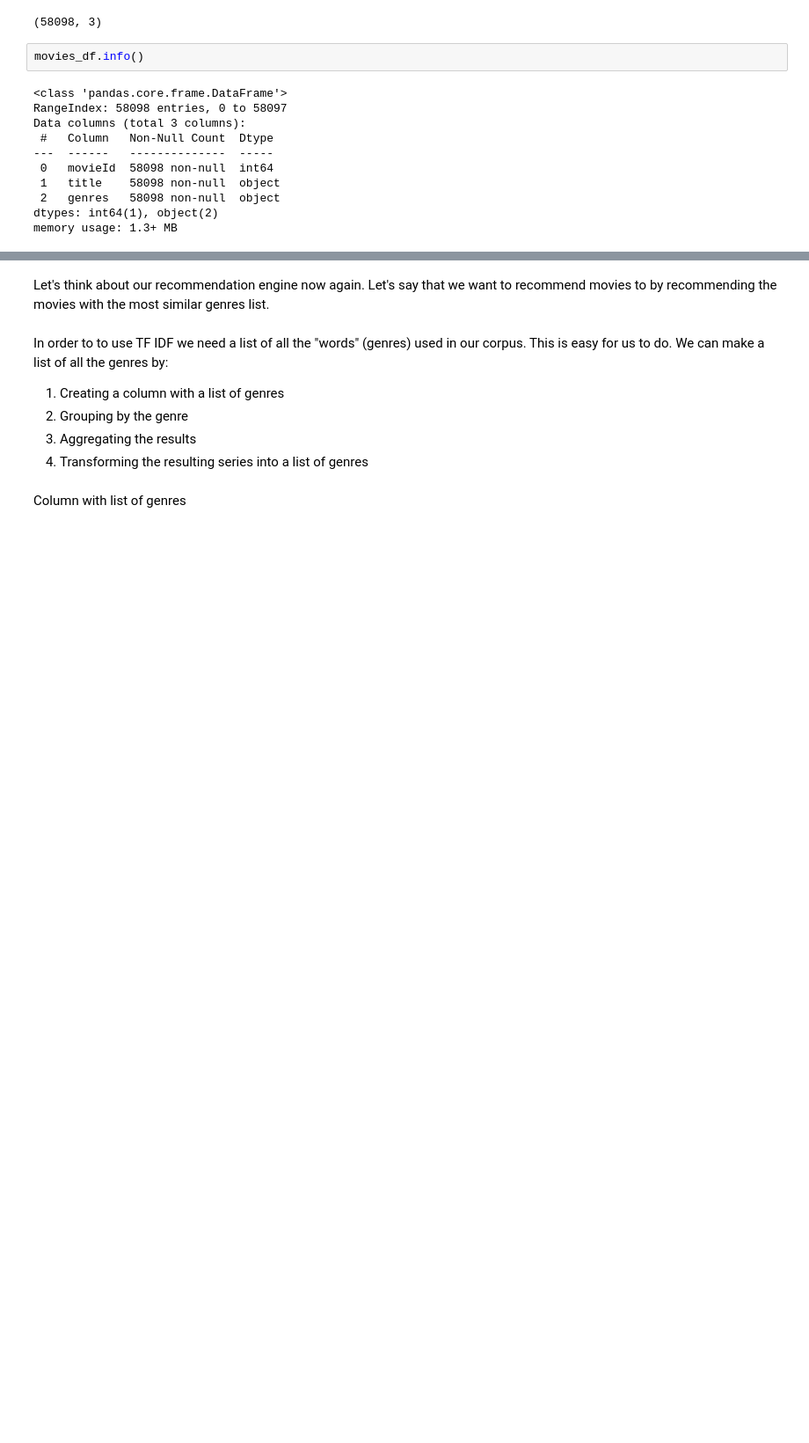
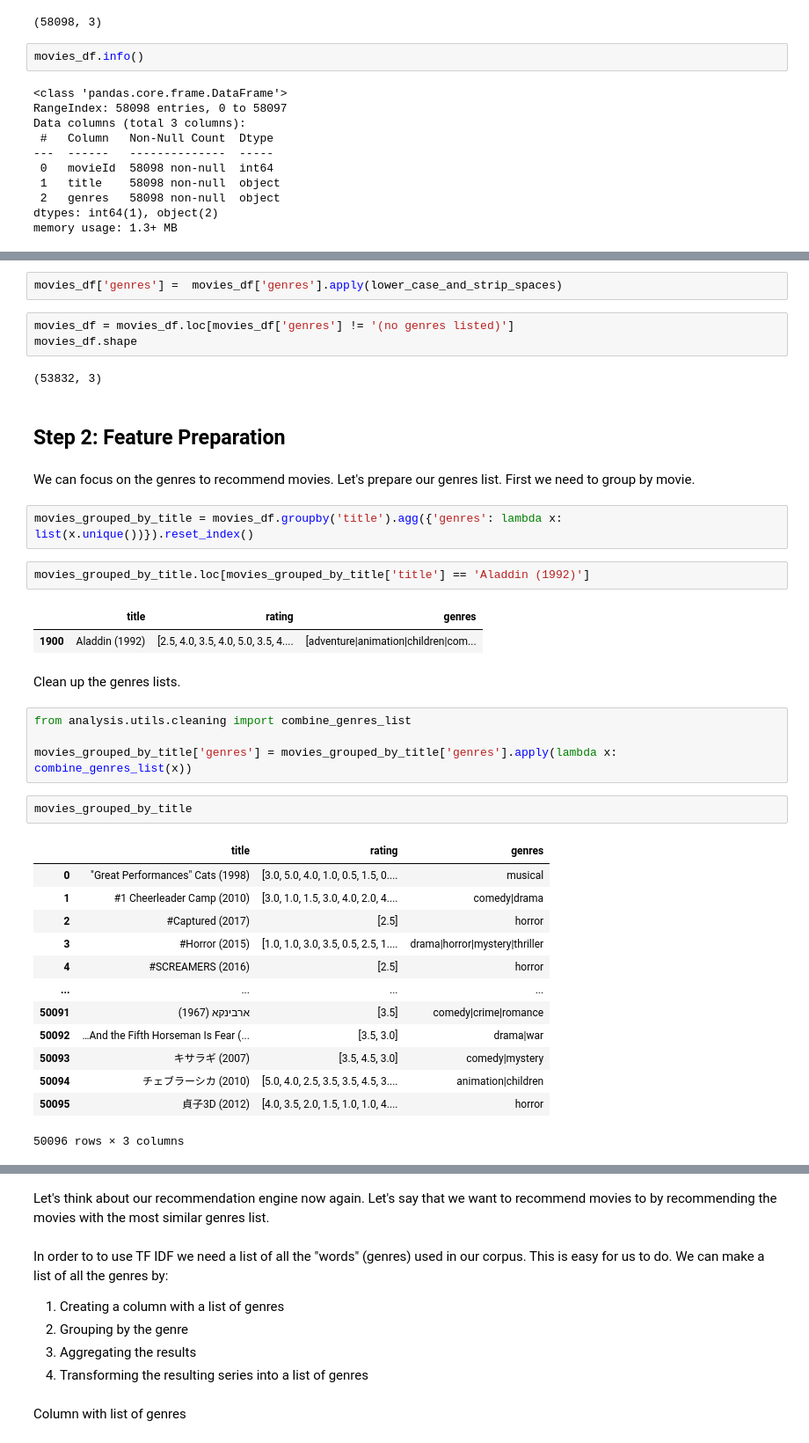
Before and after one commit to lizzypy/simple_recommendation_engine, a Jupyter notebook: analysis/Movies Data Analysis.ipynb, the cells around one changed output, grey strips where cells are left out. Shown at 88% size. Saved outputs shown, nothing was run; the diff lists cells and outputs as text; blank space fills up the shorter version.

Commit message:
complete analysis updated

```diff
--- a/analysis/Movies Data Analysis.ipynb
+++ b/analysis/Movies Data Analysis.ipynb
@@ -132,0 +198,40 @@ Next let's get an average rating for each movie by grouping by title and creatin
+# %%
+movies_df['genres'] =  movies_df['genres'].apply(lower_case_and_strip_spaces)
+# %%
+movies_df = movies_df.loc[movies_df['genres'] != '(no genres listed)']
+movies_df.shape
+# %% [output]
+(53832, 3)
+# %% [markdown]
+## Step 2: Feature Preparation
+# %% [markdown]
+We can focus on the genres to recommend movies.  Let's prepare our genres list. First we need to group by movie.
+# %%
+movies_grouped_by_title = movies_df.groupby('title').agg({'genres': lambda x: list(x.unique())}).reset_index()
+# %%
+movies_grouped_by_title.loc[movies_grouped_by_title['title'] == 'Aladdin (1992)']
+# %% [output]
+|  | title | rating | genres |
+| 1900 | Aladdin (1992) | [2.5, 4.0, 3.5, 4.0, 5.0, 3.5, 4.... | [adventure|animation|children|com... |
+# %% [markdown]
+Clean up the genres lists.
+# %%
+from analysis.utils.cleaning import combine_genres_list
+
+movies_grouped_by_title['genres'] = movies_grouped_by_title['genres'].apply(lambda x: combine_genres_list(x))
+# %%
+movies_grouped_by_title
+# %% [output]
+|  | title | rating | genres |
+| 0 | "Great Performances" Cats (1998) | [3.0, 5.0, 4.0, 1.0, 0.5, 1.5, 0.... | musical |
+| 1 | #1 Cheerleader Camp (2010) | [3.0, 1.0, 1.5, 3.0, 4.0, 2.0, 4.... | comedy|drama |
+| 2 | #Captured (2017) | [2.5] | horror |
+| 3 | #Horror (2015) | [1.0, 1.0, 3.0, 3.5, 0.5, 2.5, 1.... | drama|horror|mystery|thriller |
+| 4 | #SCREAMERS (2016) | [2.5] | horror |
+| ... | ... | ... | ... |
+| 50091 | ארבינקא (1967) | [3.5] | comedy|crime|romance |
+| 50092 | …And the Fifth Horseman Is Fear (... | [3.5, 3.0] | drama|war |
+| 50093 | キサラギ (2007) | [3.5, 4.5, 3.0] | comedy|mystery |
+| 50094 | チェブラーシカ (2010) | [5.0, 4.0, 2.5, 3.5, 3.5, 4.5, 3.... | animation|children |
+| 50095 | 貞子3D (2012) | [4.0, 3.5, 2.0, 1.5, 1.0, 1.0, 4.... | horror |
+50096 rows × 3 columns
```
Also changed, not shown: parts of 46 cells of this notebook, 2 other files.
